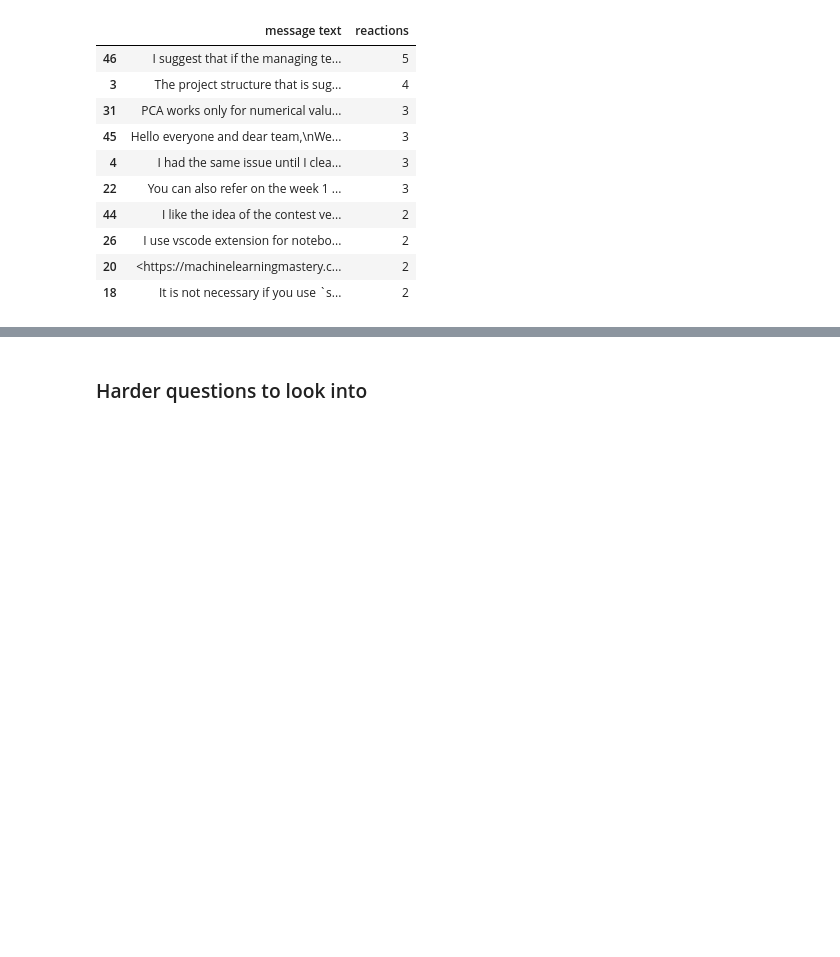
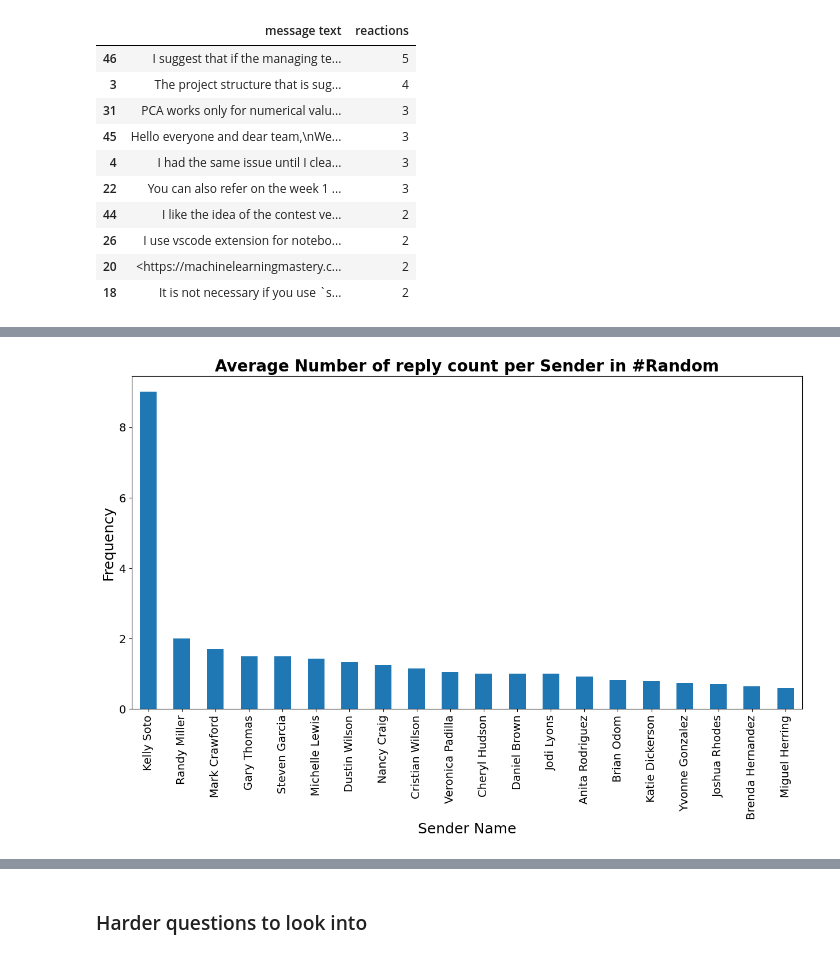
Before and after one commit to merronmuche/week0_starter_network_analysis, a Jupyter notebook: notebooks/parse_slack_data.ipynb, the cells around one changed output, grey strips where cells are left out. Cells and saved outputs as stored; diff of their text form; code cells hidden in the pictures; blank space fills up the shorter version.

```diff
--- a/notebooks/parse_slack_data.ipynb
+++ b/notebooks/parse_slack_data.ipynb
@@ -316,0 +326,4 @@ top_10_messages_by_Reactions
+# %%
+draw_avg_reply_count(data)
+# %% [output]
+[figure, added]
```
Also changed, not shown: parts of 8 cells of this notebook, 1 other file.
